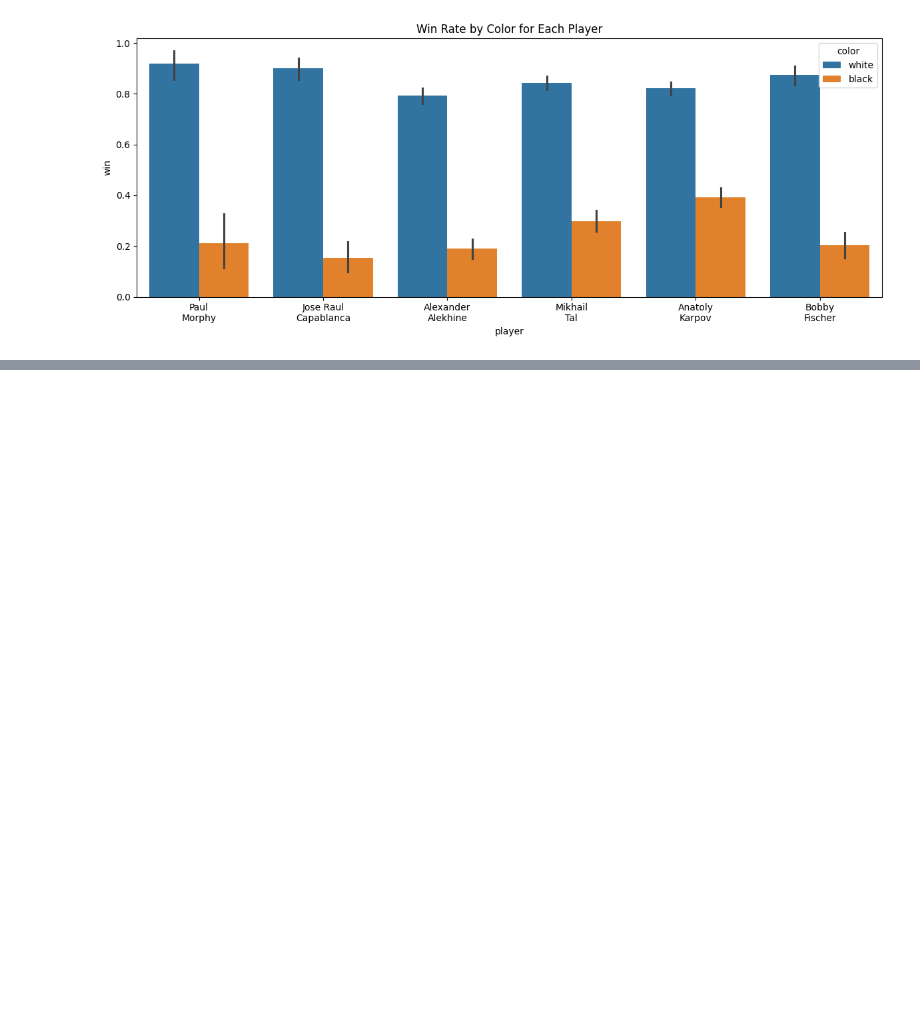
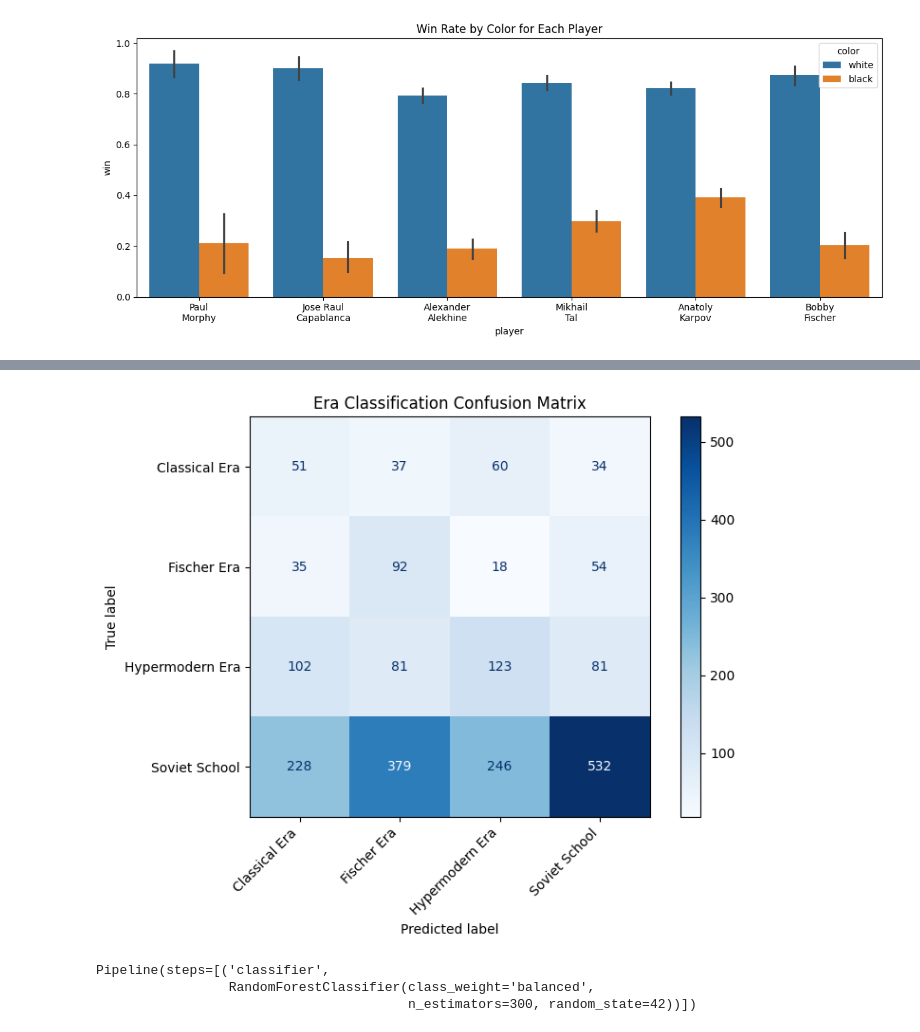
Before and after one commit to Cerberio/chessperformance, a Jupyter notebook: analysis.ipynb, the cells around one changed output, grey strips where cells are left out. Saved outputs shown, nothing was run; the diff lists cells and outputs as text; code cells hidden in the pictures; blank space fills up the shorter version.

Commit message:
Added ML models and move based features

```diff
--- a/analysis.ipynb
+++ b/analysis.ipynb
@@ -75,0 +83,5 @@ plt.show()
+# %%
+# Win = 1, Loss/Draw = 0
+df["win"] = df["result"].apply(lambda x: 1 if x == "1-0" else 0)
+X = df[["player", "color", "eco_letter", "plycount"]]
+y = df["win"]
@@ -75,0 +157,22 @@ plt.show()
+# %%
+from sklearn.ensemble import RandomForestClassifier
+
+era_model = Pipeline(
+    steps=[
+        ("preprocessor", ColumnTransformer(
+            transformers=[
+                ("categorical", OneHotEncoder(handle_unknown="ignore"),
+                 ["color", "eco_letter"]),
+                ("num", "passthrough", ["plycount"]),
+            ]
+        )),
+        ("classifier", RandomForestClassifier(
+            n_estimators=300,
+            max_depth=10,
+            class_weight="balanced",
+            random_state=42
+        ))
+    ]
+)
+
+era_model.fit(X_train, y_train)
@@ -75,0 +206,20 @@ plt.show()
+# %%
+from sklearn.metrics import ConfusionMatrixDisplay
+import matplotlib.pyplot as plt
+
+fig, ax = plt.subplots(figsize=(8, 6))
+
+ConfusionMatrixDisplay.from_estimator(
+    era_model,
+    X_test,
+    y_test,
+    cmap="Blues",
+    ax=ax
+)
+
+ax.set_title("Era Classification Confusion Matrix")
+plt.xticks(rotation=45, ha="right")
+plt.tight_layout()
+plt.show()
+# %% [output]
+[figure, added]
@@ -75,0 +240,16 @@ plt.show()
+# %%
+era_model = Pipeline(
+    steps=[
+        ("classifier", RandomForestClassifier(
+            n_estimators=300,
+            random_state=42,
+            class_weight="balanced"
+        ))
+    ]
+)
+
+era_model.fit(X_train, y_train)
+# %% [output]
+Pipeline(steps=[('classifier',
+                 RandomForestClassifier(class_weight='balanced',
+                                        n_estimators=300, random_state=42))])
```
Also changed, not shown: parts of 11 cells of this notebook, 4 other files.
